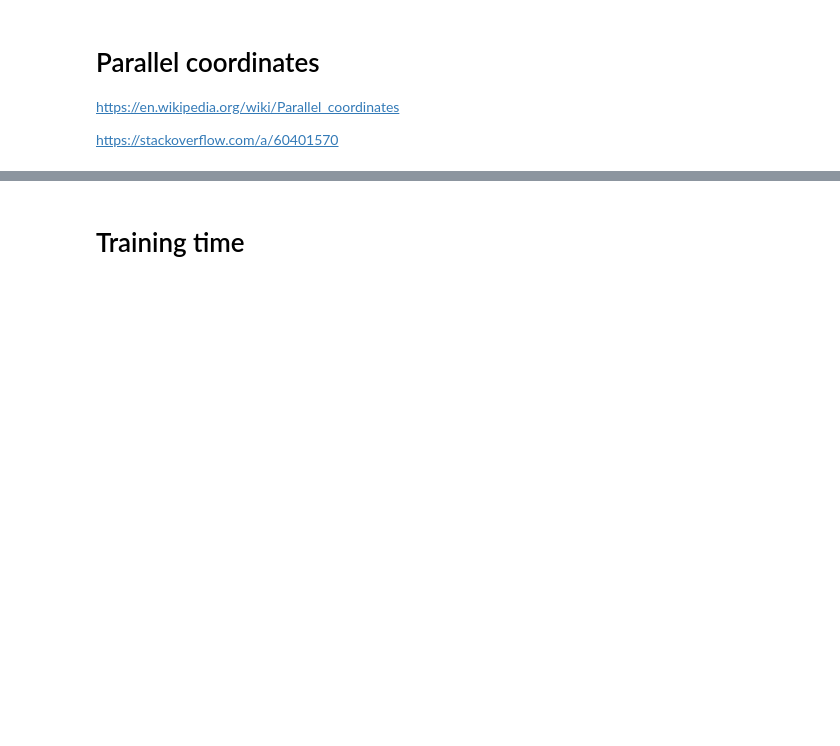
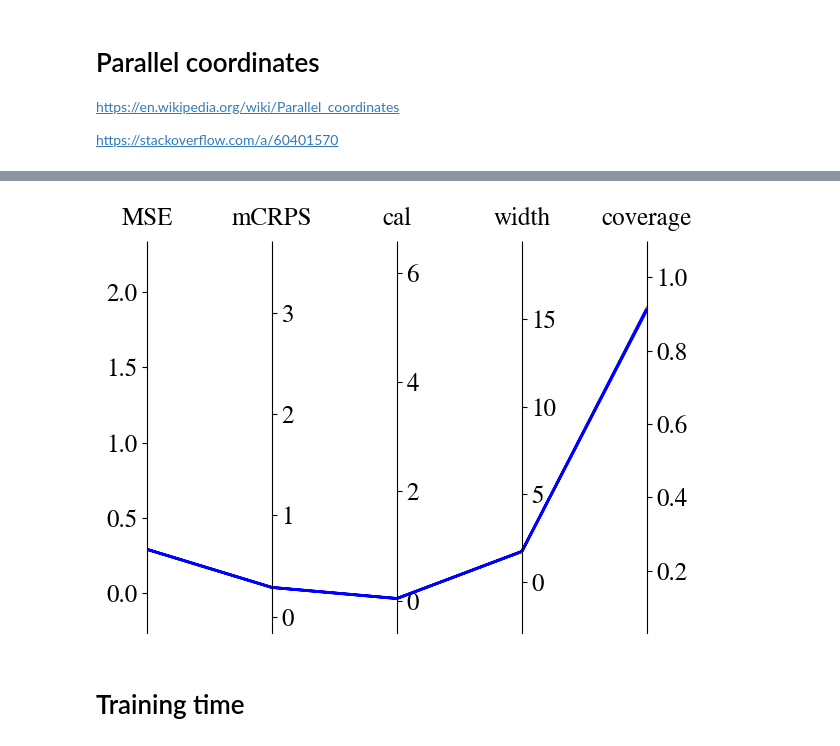
Before and after one commit to MicheleUIT/Probabilistic-load-forecasting-with-Reservoir-Computing, a Jupyter notebook: plots.ipynb, the cells around one changed output, grey strips where cells are left out. Saved outputs shown, nothing was run; the diff lists cells and outputs as text; code cells hidden in the pictures; blank space fills up the shorter version.

```diff
--- a/plots.ipynb
+++ b/plots.ipynb
@@ -422,3 +533,75 @@ plt.show()
+# %%
+fig, host = plt.subplots()
+axes = [host] + [host.twinx() for i in range(ys.shape[1] - 1)]
+for i, ax in enumerate(axes):
+    ax.set_ylim(ymins[i], ymaxs[i]) if ymins[i]!=ymaxs[i] else ax.set_ylim(ymins[i]-0.05, ymaxs[i]+0.05)
+    ax.spines['top'].set_visible(False)
+    ax.spines['bottom'].set_visible(False)
+    if ax != host:
+        ax.spines['left'].set_visible(False)
+        ax.yaxis.set_ticks_position('right')
+        ax.spines["right"].set_position(("axes", i / (ys.shape[1] - 1)))
+
+host.set_xlim(0, ys.shape[1] - 1)
+host.set_xticks(range(ys.shape[1]))
+host.set_xticklabels(ynames, fontsize=18)
+host.tick_params(axis='x', which='major', pad=7)
+host.spines['right'].set_visible(False)
+host.xaxis.tick_top()
+
+colors = ['b','b']
+for j in range(0,2,2):
+
+    # create bezier curves for the standard deviations
+    lin = np.linspace(0, ys.shape[1] - 1, ys.shape[1] * 3 - 2, endpoint=True)
+    verts = np.concatenate([np.stack([  lin, np.repeat(zs[j, :], 3)[1:-1]]).T,
+                            np.flip(np.stack([lin, np.repeat(zs[j+1, :], 3)[1:-1]]).T, axis=0),
+                            np.asarray([[lin[0], zs[j,0]]])
+                            ])
+    # straight lines
+    lin2 = np.linspace(0, ys.shape[1] - 1, 5, endpoint=True)
+    verts2 = np.concatenate([np.stack([lin2, zs[j,:]]).T,
+                             np.flip(np.stack([lin2, zs[j+1,:]]).T, axis=0),
+                             np.asarray([[lin2[0], zs[j,0]]])
+                            ])
+    # for x,y in verts2: host.plot(x, y, 'go') # to show the control points of the beziers
+
+    # bezier curves
+    codes = [Path.MOVETO] + [Path.CURVE4 for _ in range(int(len(verts)/2) - 1)] + [Path.LINETO] + [Path.CURVE4 for _ in range(int(len(verts)/2) - 1)] + [Path.LINETO]
+    # straight lines
+    codes2 = [Path.MOVETO] + [Path.LINETO for _ in range(len(verts2)-1)]
+
+    path = Path(verts2, codes2)
+
+    patch = patches.PathPatch(path, facecolor=colors[j], alpha=0.4, lw=1, edgecolor=None)
+    host.add_patch(patch)
+
+    # add mean path
+    # bezier curves
+    mean = np.mean(np.stack([np.repeat(zs[j, :], 3)[1:-1], np.repeat(zs[j+1, :], 3)[1:-1]]),axis=0)
+    verts_m = np.concatenate([np.stack([lin, mean]).T,
+                            np.flip(np.stack([lin, mean]).T, axis=0),
+                            np.asarray([[lin[0], mean[0]]])
+                            ])
+    # straight lines
+    mean2 = np.mean(np.stack([zs[j, :], zs[j+1, :]]),axis=0)
+    verts_m2 = np.concatenate([np.stack([lin2, mean2]).T,
+                            np.flip(np.stack([lin2, mean2]).T, axis=0),
+                            np.asarray([[lin2[0], mean2[0]]])
+                            ])
+
+    # brezier curves
+    codes_m = [Path.MOVETO] + [Path.CURVE4 for _ in range(int(len(verts)/2) - 1)] + [Path.LINETO] + [Path.CURVE4 for _ in range(int(len(verts)/2) - 1)] + [Path.LINETO]
+    # straight lines
+    codes_m2 = [Path.MOVETO] + [Path.LINETO for _ in range(int(len(verts2)) - 1)]
+
+    path_m = Path(verts_m2, codes_m2)
+    patch_m = patches.PathPatch(path_m, facecolor=None, lw=2, edgecolor=colors[j])
+    host.add_patch(patch_m)
+plt.tight_layout()
+plt.show()
+# %% [output]
+[figure, added]
 # %% [markdown]
 # Training time
 # %%
```
Also changed, not shown: parts of 21 cells of this notebook, 2 other files.
